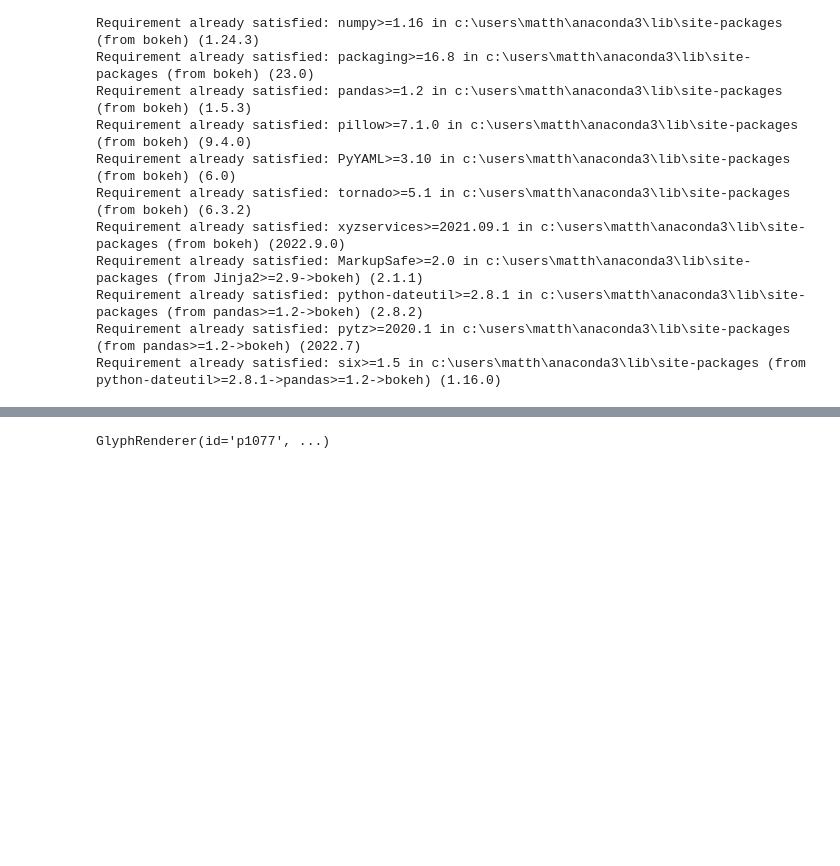
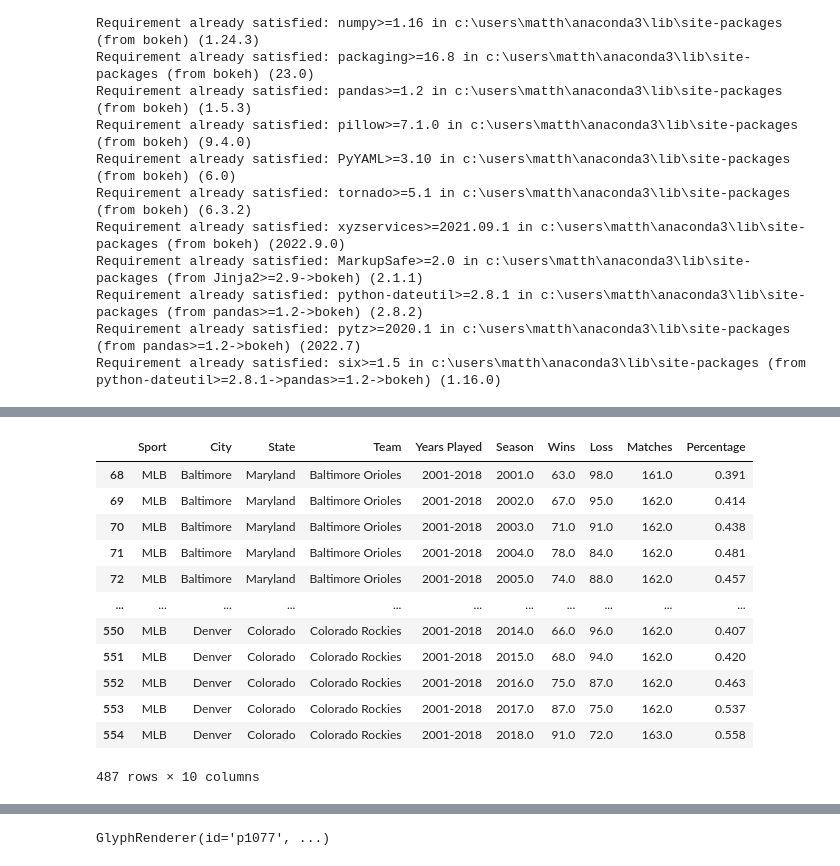
Before and after one commit to MattySplatties/Project_3, a Jupyter notebook: project_3.ipynb, the cells around one changed output, grey strips where cells are left out. Drawn from its saved outputs; the diff is of its cells as text; code cells hidden in the pictures; blank space fills up the shorter version.

```diff
--- a/project_3.ipynb
+++ b/project_3.ipynb
@@ -42,0 +102,18 @@ df
+# %%
+Temp1 = pd.merge(Maindf, MLBdf, on = "Team", how = "left")
+#Temp1
+Temp1[Temp1["Sport"].isin(["MLB"])]
+# %% [output]
+|  | Sport | City | State | Team | Years Played | Season | Wins | Loss | Matches | Percentage |
+| 68 | MLB | Baltimore | Maryland | Baltimore Orioles | 2001-2018 | 2001.0 | 63.0 | 98.0 | 161.0 | 0.391 |
+| 69 | MLB | Baltimore | Maryland | Baltimore Orioles | 2001-2018 | 2002.0 | 67.0 | 95.0 | 162.0 | 0.414 |
+| 70 | MLB | Baltimore | Maryland | Baltimore Orioles | 2001-2018 | 2003.0 | 71.0 | 91.0 | 162.0 | 0.438 |
+| 71 | MLB | Baltimore | Maryland | Baltimore Orioles | 2001-2018 | 2004.0 | 78.0 | 84.0 | 162.0 | 0.481 |
+| 72 | MLB | Baltimore | Maryland | Baltimore Orioles | 2001-2018 | 2005.0 | 74.0 | 88.0 | 162.0 | 0.457 |
+| ... | ... | ... | ... | ... | ... | ... | ... | ... | ... | ... |
+| 550 | MLB | Denver | Colorado | Colorado Rockies | 2001-2018 | 2014.0 | 66.0 | 96.0 | 162.0 | 0.407 |
+| 551 | MLB | Denver | Colorado | Colorado Rockies | 2001-2018 | 2015.0 | 68.0 | 94.0 | 162.0 | 0.420 |
+| 552 | MLB | Denver | Colorado | Colorado Rockies | 2001-2018 | 2016.0 | 75.0 | 87.0 | 162.0 | 0.463 |
+| 553 | MLB | Denver | Colorado | Colorado Rockies | 2001-2018 | 2017.0 | 87.0 | 75.0 | 162.0 | 0.537 |
+| 554 | MLB | Denver | Colorado | Colorado Rockies | 2001-2018 | 2018.0 | 91.0 | 72.0 | 163.0 | 0.558 |
+487 rows × 10 columns
```
Also changed, not shown: parts of 9 cells of this notebook, 13 other files.
